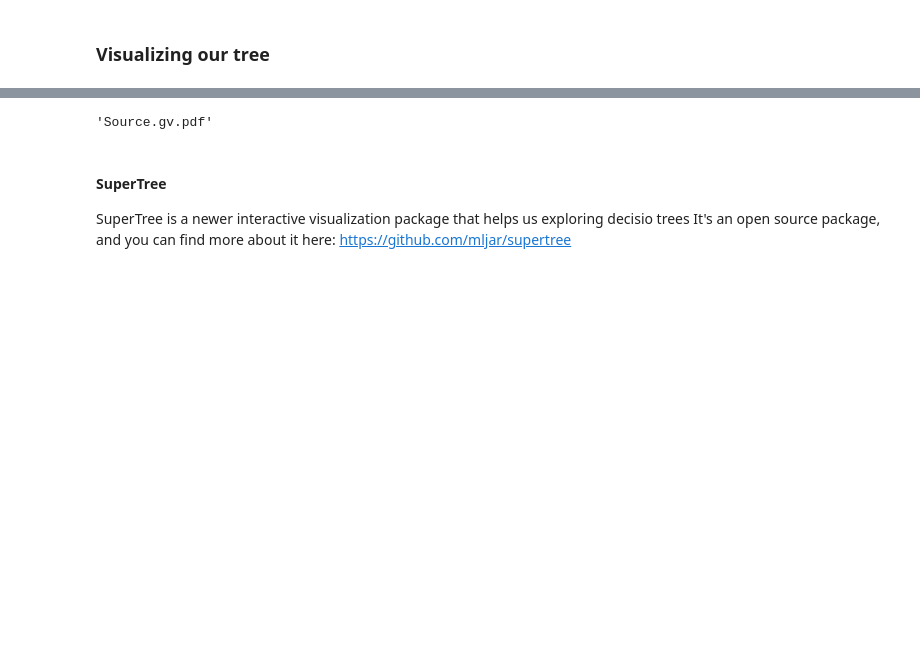
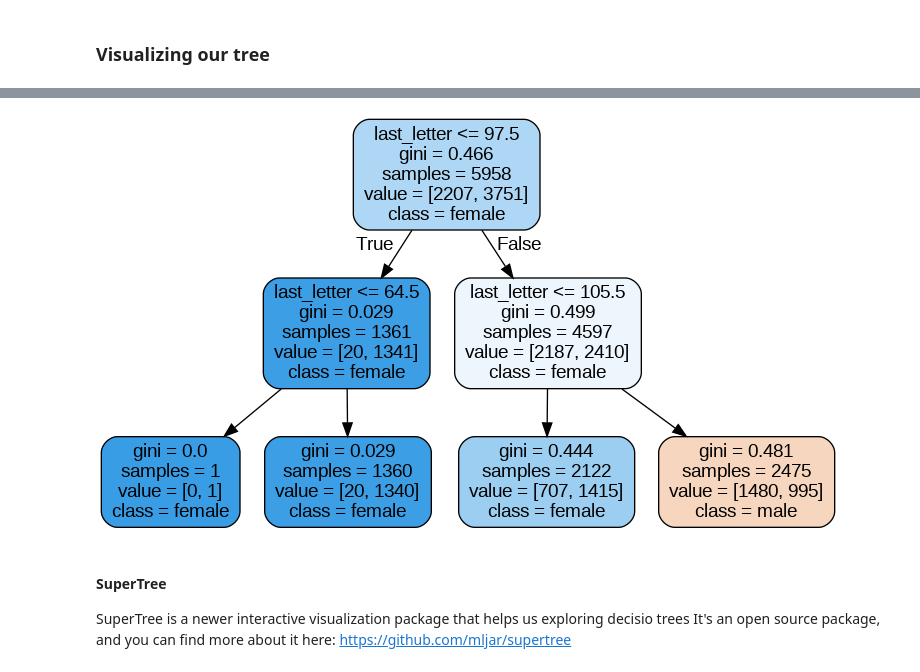
Before and after one commit to fubotz/ML_NLP_2024W-2025S, a Jupyter notebook: 02_Gender_Identification_with_Decision_Tree_Fabian_SCHAMBECK.ipynb, the cells around one changed output, grey strips where cells are left out. Drawn from its saved outputs; the diff is of its cells as text; code cells hidden in the pictures; blank space fills up the shorter version.

```diff
--- a/02_Gender_Identification_with_Decision_Tree_Fabian_SCHAMBECK.ipynb
+++ b/02_Gender_Identification_with_Decision_Tree_Fabian_SCHAMBECK.ipynb
@@ -431,9 +520,16 @@ dot_data = tree.export_graphviz(clf,
                                )
 graph = graphviz.Source(dot_data)
 # %%
-graph.view()
+from IPython.display import Image
+from sklearn import tree
+
+graph.render(filename="decision_tree", format="png", cleanup=True)
+display(Image(filename="decision_tree.png"))
+
+
+# NB: refactored; graph.view() did not work
 # %% [output]
-'Source.gv.pdf'
+[figure, added]
 # %% [markdown]
 #### SuperTree
 SuperTree is a newer interactive visualization package that helps us exploring decisio trees
```
Also changed, not shown: parts of 16 cells of this notebook.
